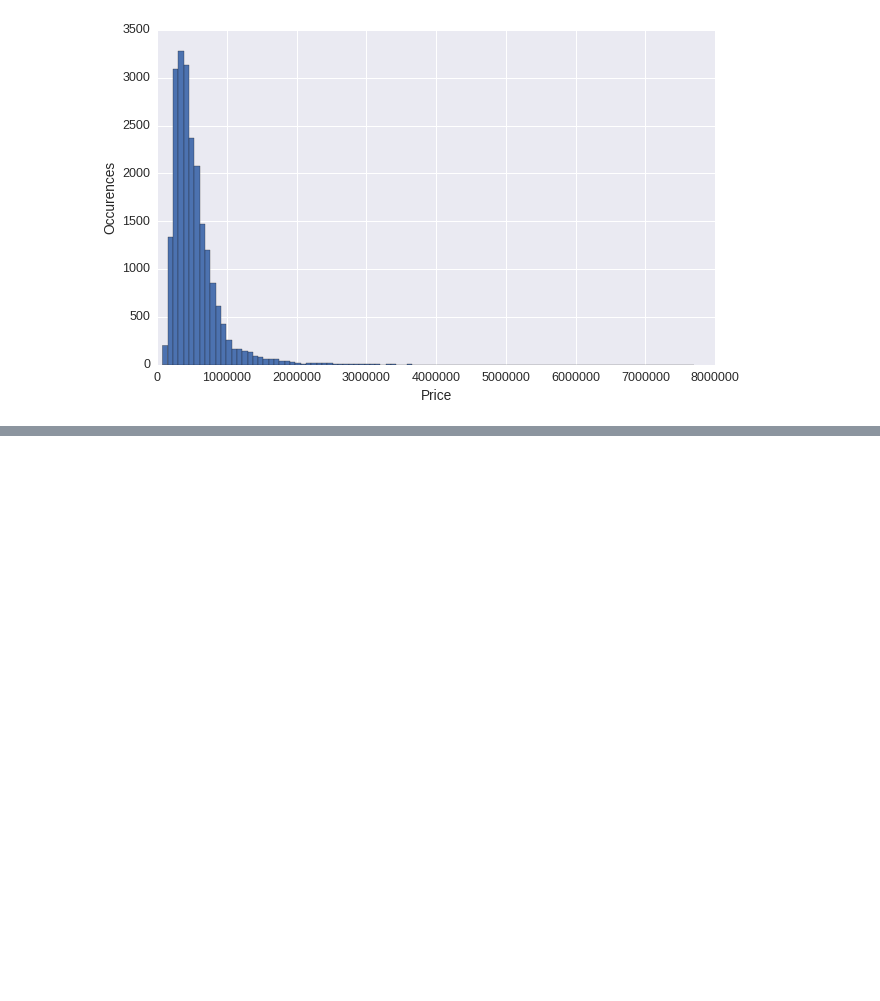
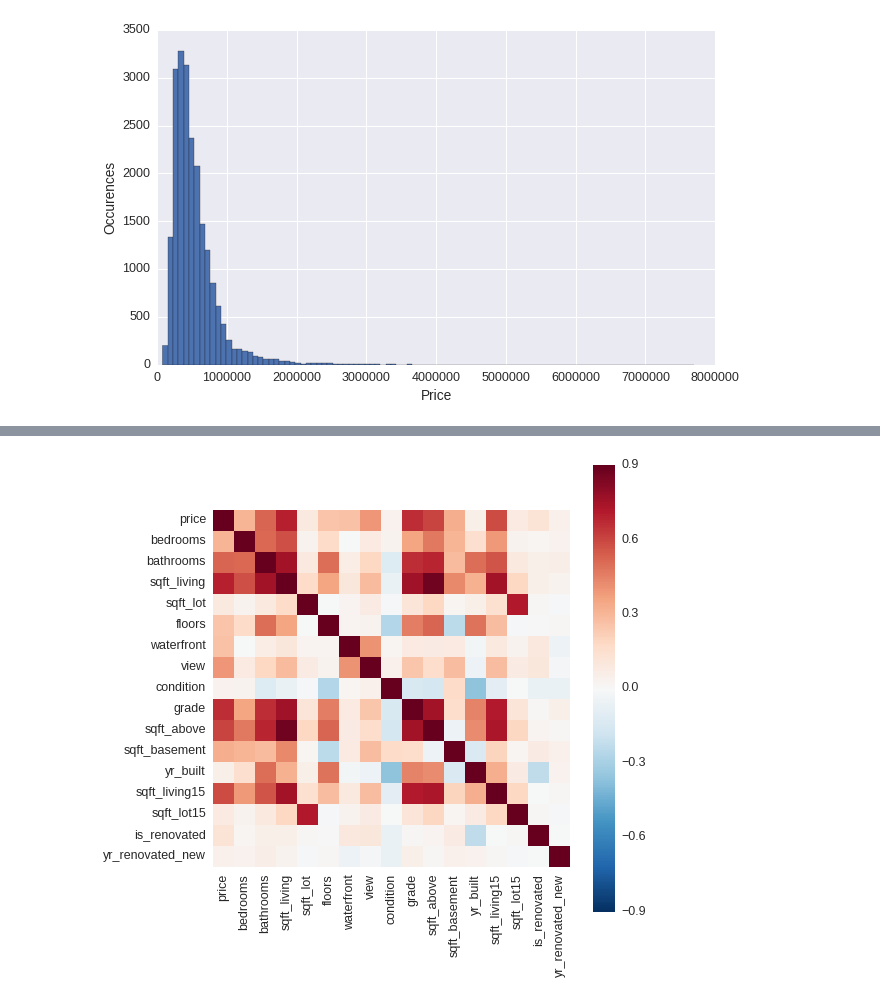
Before and after one commit to dbricare/kaggle, a Jupyter notebook: kingcountyhomeprices/RegressionHousingPrices1.ipynb, the cells around one changed output, grey strips where cells are left out. Saved outputs shown, nothing was run; the diff lists cells and outputs as text; code cells hidden in the pictures; blank space fills up the shorter version.

```diff
--- a/kingcountyhomeprices/RegressionHousingPrices1.ipynb
+++ b/kingcountyhomeprices/RegressionHousingPrices1.ipynb
@@ -239,0 +236,14 @@ OLS Regression Results
+# %%
+# create new yr_renovated feature where zeros are replaced with NaNs then imputed with the mean
+
+yrmean = df['yr_renovated'][df['yr_renovated']!=0].mean()
+
+def yrreplace(x):
+    if x==0:
+        return yrmean
+    else:
+        return x
+
+df['yr_renovated_new'] = df['yr_renovated'].apply(yrreplace)
+
+df['yr_renovated_new'].head()
@@ -239,0 +269,9 @@ OLS Regression Results
+# %%
+# check for correlation with price for appropriate variables
+# drop unexamined variables and any that we can't interpret
+
+exclvars = ['id', 'zipcode', 'lat', 'long', 'date', 'livingdiff', 'lotdiff', 'yr_renovated']
+
+dfcont = df.drop(exclvars, axis=1)
+
+dfcont.corr()[['price']].sort_values(by='price', ascending=False)
@@ -239,0 +297,7 @@ OLS Regression Results
+# %%
+# overall correlation
+
+f, ax = plt.subplots(figsize=(8,8))
+_ = sns.heatmap(dfcont.corr(), vmax=0.9, square=True)
+# %% [output]
+[figure, added]
```
Also changed, not shown: parts of 48 cells of this notebook.
